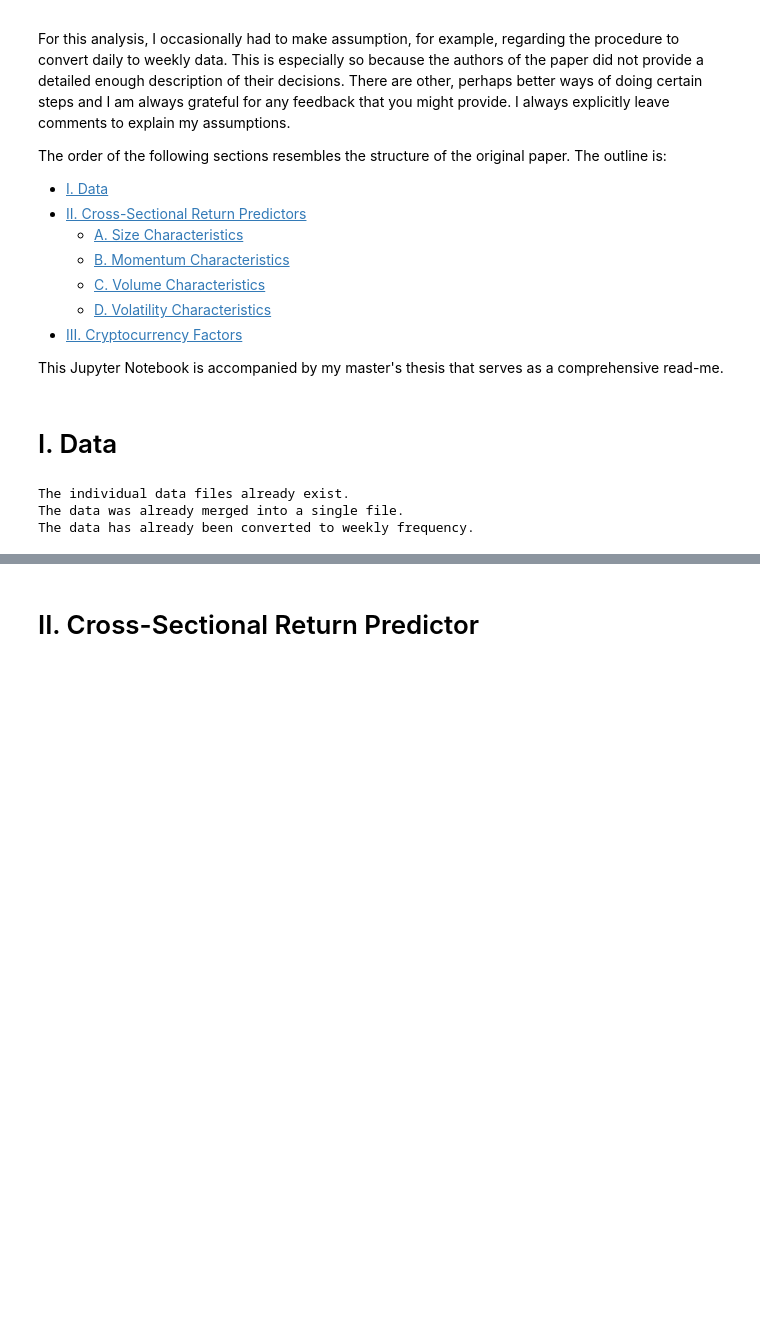
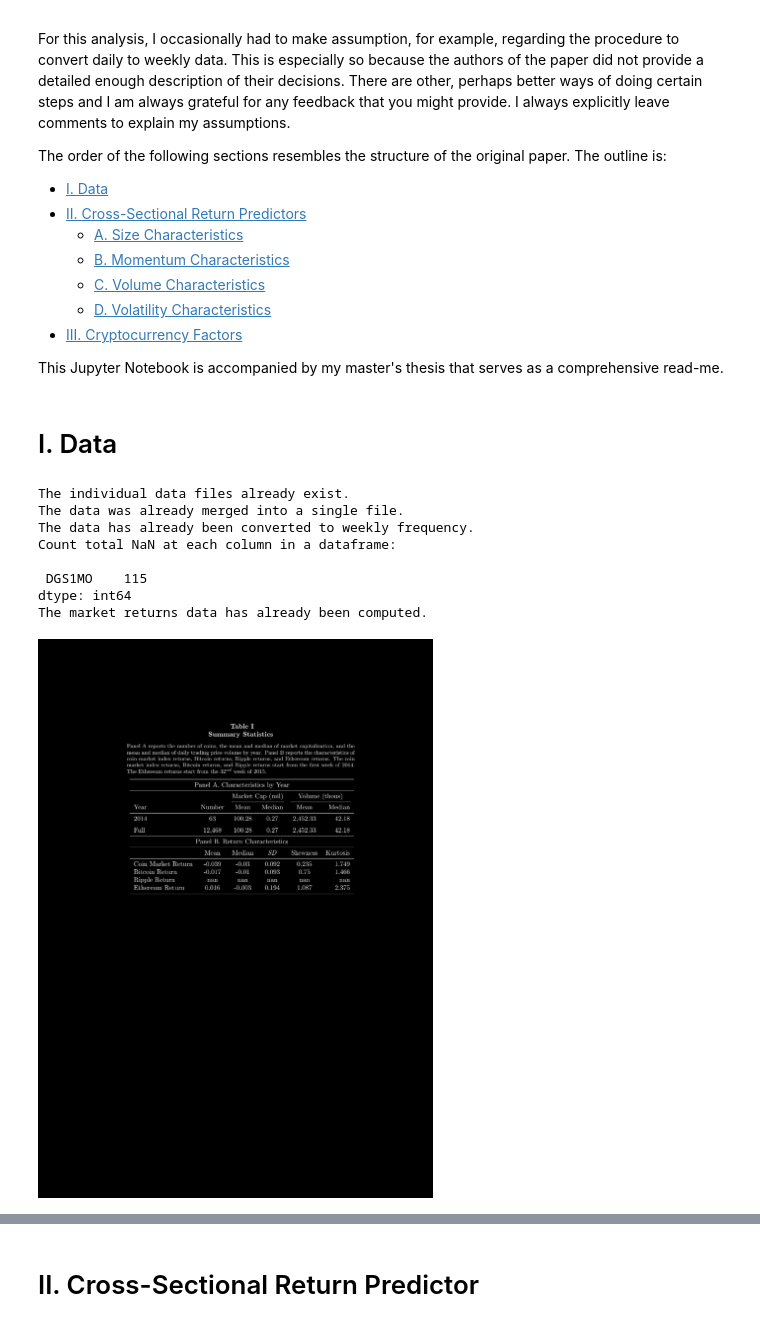
Before and after one commit to MarcGehring97/Crypto-Currency-Asset-Pricing, a Jupyter notebook: main.ipynb, the cells around one changed output, grey strips where cells are left out. Saved outputs shown, nothing was run; the diff lists cells and outputs as text; code cells hidden in the pictures; blank space fills up the shorter version.

```diff
--- a/main.ipynb
+++ b/main.ipynb
@@ -45,12 +45,11 @@ pd.options.mode.chained_assignment = None
 # specify the data range for the analysis
 # in the paper, the authors start on 2014-01-01 due to data availability
 start_date = pd.to_datetime("2014-01-01")
-end_date = pd.to_datetime("2014-12-31")
+end_date = pd.to_datetime("2015-12-31")
 # end_date = pd.to_datetime("today")
 
 # select the path to the directory where you want to store the data
-# directory = os.getcwd() + "/data"
-directory = r"/Users/Marc/Desktop/Past Affairs/Past Universities/SSE Courses/Master Thesis/Data"
+directory = os.getcwd() + "/data"
 
 # downloading the data from CoinGecko.com and storing it in smaller data subsets at the specified location
 # the data contains daily prices, market caps, and trading volumes
@@ -164,33 +163,39 @@ else:
     market_weekly_returns = market_weekly_returns.reindex(date_range)
     market_weekly_returns.index.name = "date"
     market_weekly_returns["market_excess_return"] = market_weekly_returns["market_return"].sub(risk_free_rate["DGS1MO"], axis=0)
     # downloading the data
     market_weekly_returns.to_csv(directory + "/market_weekly_returns.csv")
 
 """
 # inverting the colors in the PDF in case the user is using dark mode
 if input("Is your editor is dark mode? y/n ") in ["Y", "y"]:
     invert = True
 else:
     invert = False
 """
 invert = True
 
 # creates a temporary PDF file named "cover.pdf"
 # repeating the process overwrites the file
 # we need also the daily data since Panel A is built on daily data
 # this step takes about 1 hour
 helpers.render_summary_statistics(daily_data=daily_trading_data, market_weekly_data=market_weekly_returns, weekly_data=weekly_returns_data, invert=invert)
 
 pdf_path = os.getcwd() + "/cover.pdf"
 # printing the PDF
 # this code has to be in the main file
 img = Image(filename=pdf_path, resolution=100)
 img
 # %% [output]
 The individual data files already exist.
 The data was already merged into a single file.
 The data has already been converted to weekly frequency.
+Count total NaN at each column in a dataframe:
+
+ DGS1MO    115
+dtype: int64
+The market returns data has already been computed.
+[figure, added]
 # %%
 pd.options.mode.chained_assignment = None
 if disable_warnings:
```
Also changed, not shown: parts of 7 cells of this notebook, 9 other files.
